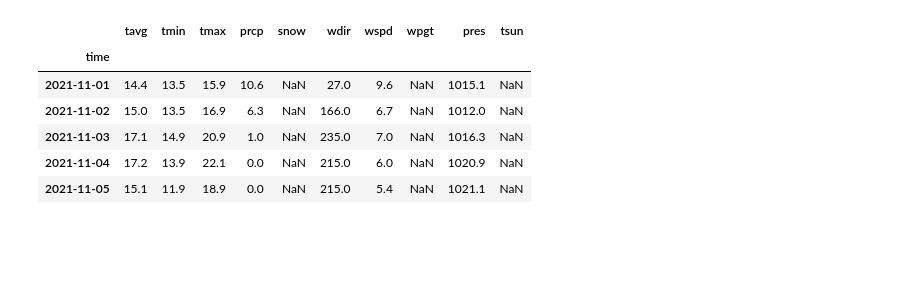
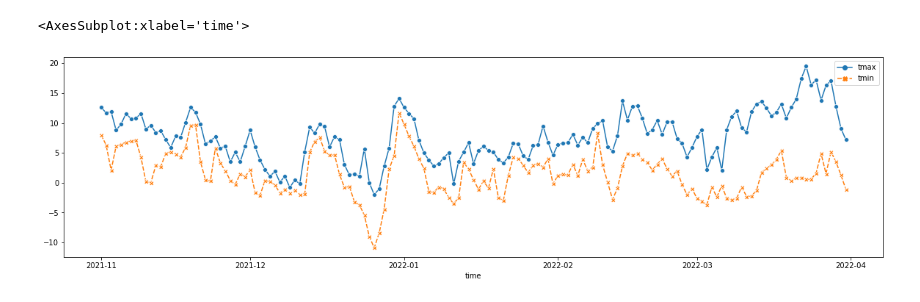
Before and after one commit to gknakay/GA-Notebooks, a Jupyter notebook: Weather API.ipynb, the cells around one changed output. Saved outputs shown, nothing was run; the diff lists cells and outputs as text; code cells hidden in the pictures; blank space fills up the shorter version.

```diff
--- a/Weather API.ipynb
+++ b/Weather API.ipynb
@@ -22,0 +18,6 @@ plt.show()
+# %%
+data_winter_2021_berlin = Daily(location_berlin, start_winter_2021, end_winter_2021)
+data_winter_2021_berlin = data_winter_2021_berlin.fetch()
+
+data_winter_2021_istanbul = Daily(location_istanbul, start_winter_2021, end_winter_2021)
+data_winter_2021_istanbul = data_winter_2021_istanbul.fetch()
@@ -33,10 +40,6 @@ data.head()
-# %%
-data.head()
-# %% [output]
-|  | tavg | tmin | tmax | prcp | snow | wdir | wspd | wpgt | pres | tsun |
-| time |  |  |  |  |  |  |  |  |  |  |
-| 2021-11-01 | 14.4 | 13.5 | 15.9 | 10.6 | NaN | 27.0 | 9.6 | NaN | 1015.1 | NaN |
-| 2021-11-02 | 15.0 | 13.5 | 16.9 | 6.3 | NaN | 166.0 | 6.7 | NaN | 1012.0 | NaN |
-| 2021-11-03 | 17.1 | 14.9 | 20.9 | 1.0 | NaN | 235.0 | 7.0 | NaN | 1016.3 | NaN |
-| 2021-11-04 | 17.2 | 13.9 | 22.1 | 0.0 | NaN | 215.0 | 6.0 | NaN | 1020.9 | NaN |
-| 2021-11-05 | 15.1 | 11.9 | 18.9 | 0.0 | NaN | 215.0 | 5.4 | NaN | 1021.1 | NaN |
+# %%
+plt.figure(figsize=(20,5))
+sns.lineplot(data=data_winter_2021_berlin[['tmax','tmin']], markers = True)
+# %% [output]
+<AxesSubplot:xlabel='time'>
+[figure, added]
```
Also changed, not shown: parts of 10 cells of this notebook.
